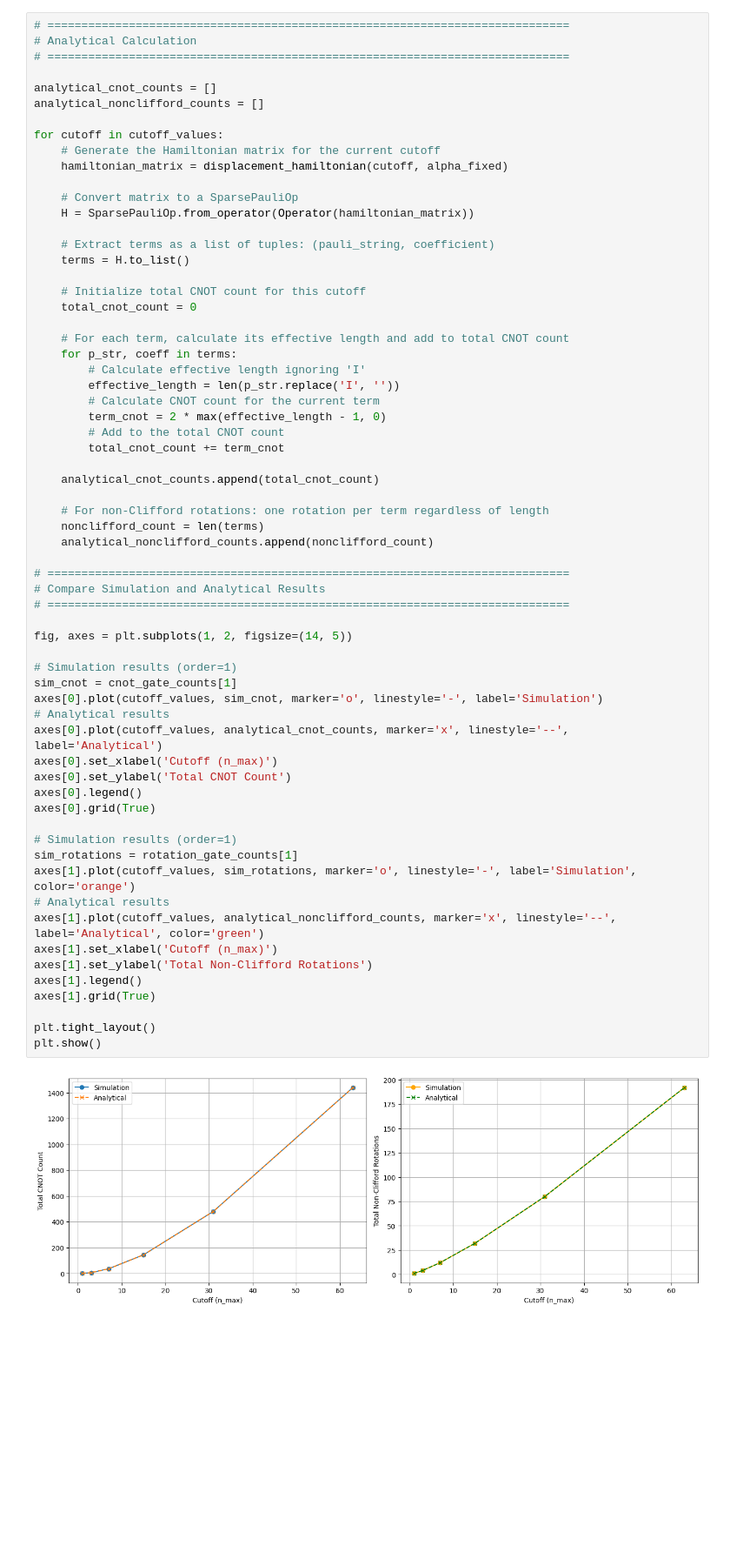
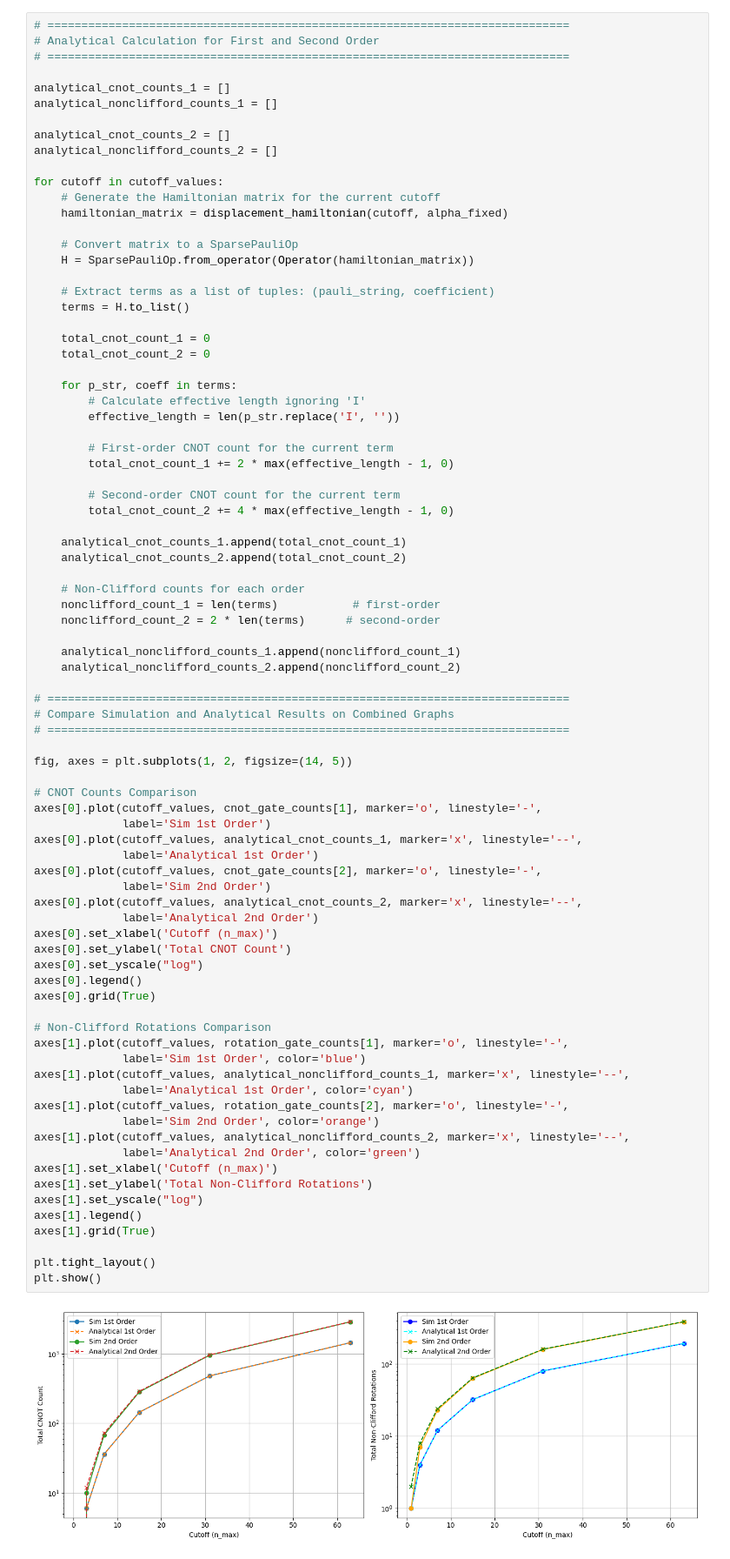
Before and after one commit to samgodwood/bosonic-qiskit, a Jupyter notebook: playground/bosonic_operator_costs/displacement/arxiv2407_10381.ipynb, the cells around one changed output. Shown at 87% size. Saved outputs shown, nothing was run; the diff lists cells and outputs as text; blank space fills up the shorter version.

```diff
--- a/playground/bosonic_operator_costs/displacement/arxiv2407_10381.ipynb
+++ b/playground/bosonic_operator_costs/displacement/arxiv2407_10381.ipynb
@@ -293,11 +305,14 @@ Below, we calculate, based on a first order Trotterization, the number of CNOT g
 As a check, we'll plot these counts alongside our actual Trotterized qiskit circuit.
 # %%
 # =============================================================================
-# Analytical Calculation
+# Analytical Calculation for First and Second Order
 # =============================================================================
 
-analytical_cnot_counts = []
-analytical_nonclifford_counts = []
+analytical_cnot_counts_1 = []
+analytical_nonclifford_counts_1 = []
+
+analytical_cnot_counts_2 = []
+analytical_nonclifford_counts_2 = []
 
 for cutoff in cutoff_values:
     # Generate the Hamiltonian matrix for the current cutoff
@@ -307,56 +322,71 @@ for cutoff in cutoff_values:
     H = SparsePauliOp.from_operator(Operator(hamiltonian_matrix))
 
     # Extract terms as a list of tuples: (pauli_string, coefficient)
     terms = H.to_list()
 
-    # Initialize total CNOT count for this cutoff
-    total_cnot_count = 0
+    total_cnot_count_1 = 0
+    total_cnot_count_2 = 0
 
-    # For each term, calculate its effective length and add to total CNOT count
     for p_str, coeff in terms:
         # Calculate effective length ignoring 'I'
         effective_length = len(p_str.replace('I', ''))
-        # Calculate CNOT count for the current term
-        term_cnot = 2 * max(effective_length - 1, 0)
-        # Add to the total CNOT count
-        total_cnot_count += term_cnot
 
-    analytical_cnot_counts.append(total_cnot_count)
+        # First-order CNOT count for the current term
+        total_cnot_count_1 += 2 * max(effective_length - 1, 0)
 
-    # For non-Clifford rotations: one rotation per term regardless of length
-    nonclifford_count = len(terms)
-    analytical_nonclifford_counts.append(nonclifford_count)
+        # Second-order CNOT count for the current term
+        total_cnot_count_2 += 4 * max(effective_length - 1, 0)
+
+    analytical_cnot_counts_1.append(total_cnot_count_1)
+    analytical_cnot_counts_2.append(total_cnot_count_2)
+
+    # Non-Clifford counts for each order
+    nonclifford_count_1 = len(terms)           # first-order
+    nonclifford_count_2 = 2 * len(terms)      # second-order
+
+    analytical_nonclifford_counts_1.append(nonclifford_count_1)
+    analytical_nonclifford_counts_2.append(nonclifford_count_2)
 
 # =============================================================================
-# Compare Simulation and Analytical Results
+# Compare Simulation and Analytical Results on Combined Graphs
 # =============================================================================
 
 fig, axes = plt.subplots(1, 2, figsize=(14, 5))
 
-# Simulation results (order=1)
-sim_cnot = cnot_gate_counts[1]
-axes[0].plot(cutoff_values, sim_cnot, marker='o', linestyle='-', label='Simulation')
-# Analytical results
-axes[0].plot(cutoff_values, analytical_cnot_counts, marker='x', linestyle='--', label='Analytical')
+# CNOT Counts Comparison
+axes[0].plot(cutoff_values, cnot_gate_counts[1], marker='o', linestyle='-',
+             label='Sim 1st Order')
+axes[0].plot(cutoff_values, analytical_cnot_counts_1, marker='x', linestyle='--',
+             label='Analytical 1st Order')
+axes[0].plot(cutoff_values, cnot_gate_counts[2], marker='o', linestyle='-',
+             label='Sim 2nd Order')
+axes[0].plot(cutoff_values, analytical_cnot_counts_2, marker='x', linestyle='--',
+             label='Analytical 2nd Order')
 axes[0].set_xlabel('Cutoff (n_max)')
 axes[0].set_ylabel('Total CNOT Count')
+axes[0].set_yscale("log")
 axes[0].legend()
 axes[0].grid(True)
 
-# Simulation results (order=1)
-sim_rotations = rotation_gate_counts[1]
-axes[1].plot(cutoff_values, sim_rotations, marker='o', linestyle='-', label='Simulation', color='orange')
-# Analytical results
-axes[1].plot(cutoff_values, analytical_nonclifford_counts, marker='x', linestyle='--', label='Analytical', color='green')
+# Non-Clifford Rotations Comparison
+axes[1].plot(cutoff_values, rotation_gate_counts[1], marker='o', linestyle='-',
+             label='Sim 1st Order', color='blue')
+axes[1].plot(cutoff_values, analytical_nonclifford_counts_1, marker='x', linestyle='--',
+             label='Analytical 1st Order', color='cyan')
+axes[1].plot(cutoff_values, rotation_gate_counts[2], marker='o', linestyle='-',
+             label='Sim 2nd Order', color='orange')
+axes[1].plot(cutoff_values, analytical_nonclifford_counts_2, marker='x', linestyle='--',
+             label='Analytical 2nd Order', color='green')
 axes[1].set_xlabel('Cutoff (n_max)')
 axes[1].set_ylabel('Total Non-Clifford Rotations')
+axes[1].set_yscale("log")
 axes[1].legend()
 axes[1].grid(True)
 
 plt.tight_layout()
 plt.show()
 # %% [output]
-[figure, old version]
+[figure, new version]
 # %% [markdown]
 ### Error Analysis
 The leading-order error of this approximation can be bounded by the sum of pairwise commutators:
```
Also changed, not shown: parts of 10 cells of this notebook.
